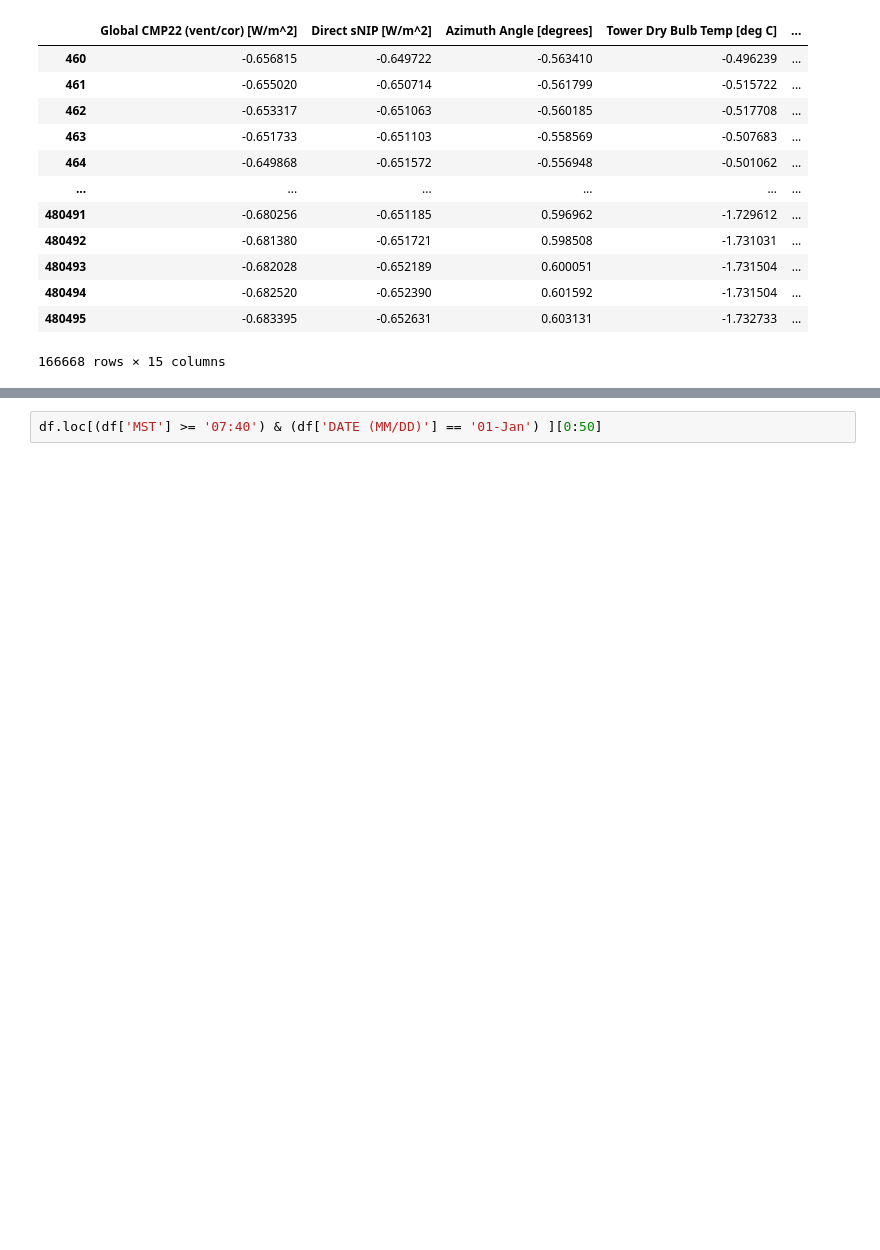
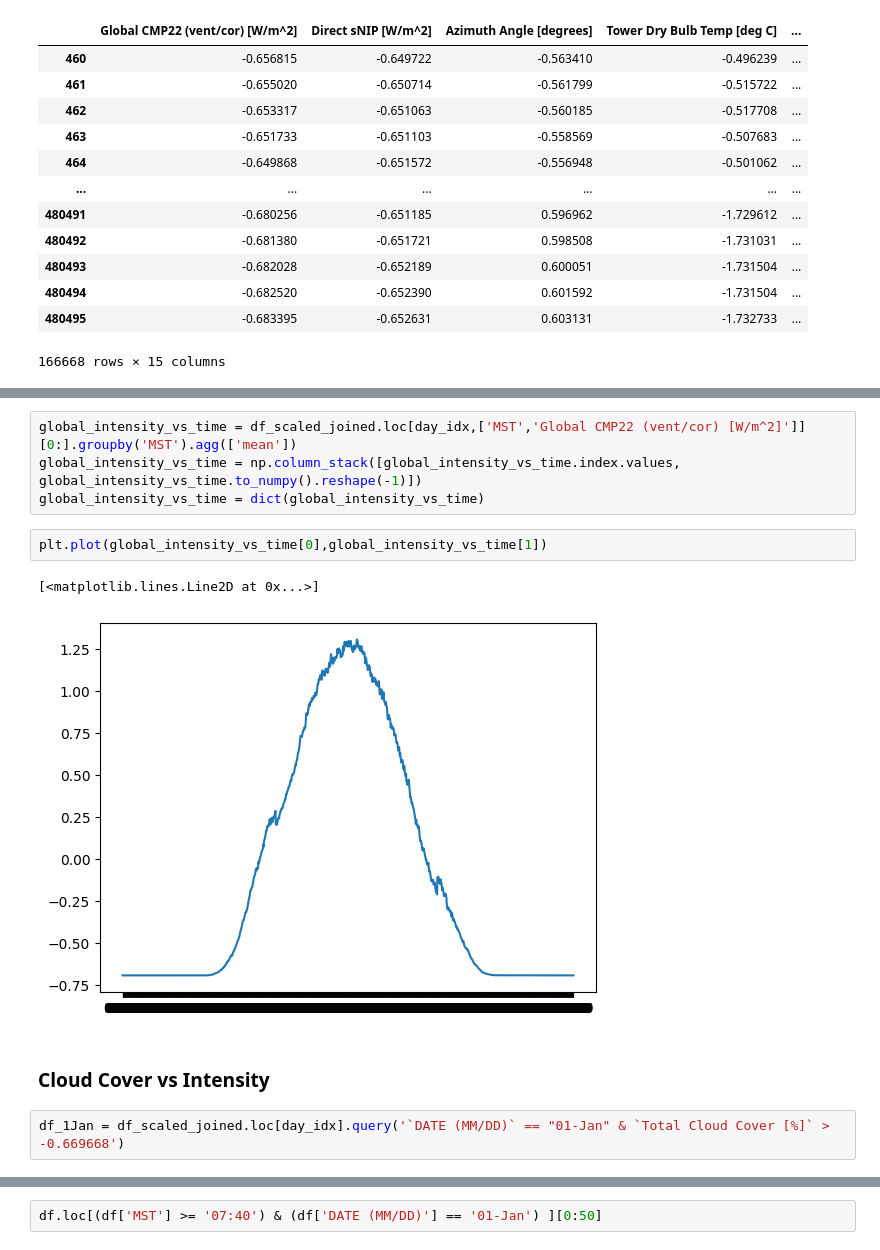
Before and after one commit to lordaarush/Cloud-Cover-Detection, a Jupyter notebook: clouds-movement-prediction.ipynb, the cells around one changed output, grey strips where cells are left out. Saved outputs shown, nothing was run; the diff lists cells and outputs as text; blank space fills up the shorter version.

```diff
--- a/clouds-movement-prediction.ipynb
+++ b/clouds-movement-prediction.ipynb
@@ -433,0 +571,13 @@ df_scaled.loc[day_idx].corr()
+# %%
+global_intensity_vs_time = df_scaled_joined.loc[day_idx,['MST','Global CMP22 (vent/cor) [W/m^2]']][0:].groupby('MST').agg(['mean'])
+global_intensity_vs_time = np.column_stack([global_intensity_vs_time.index.values, global_intensity_vs_time.to_numpy().reshape(-1)])
+global_intensity_vs_time = dict(global_intensity_vs_time)
+# %%
+plt.plot(global_intensity_vs_time[0],global_intensity_vs_time[1])
+# %% [output]
+[<matplotlib.lines.Line2D at 0x...>]
+[figure, added]
+# %% [markdown]
+### Cloud Cover vs Intensity
+# %%
+df_1Jan = df_scaled_joined.loc[day_idx].query('`DATE (MM/DD)` == "01-Jan" & `Total Cloud Cover [%]` > -0.669668')
```
Also changed, not shown: parts of 74 cells of this notebook.
